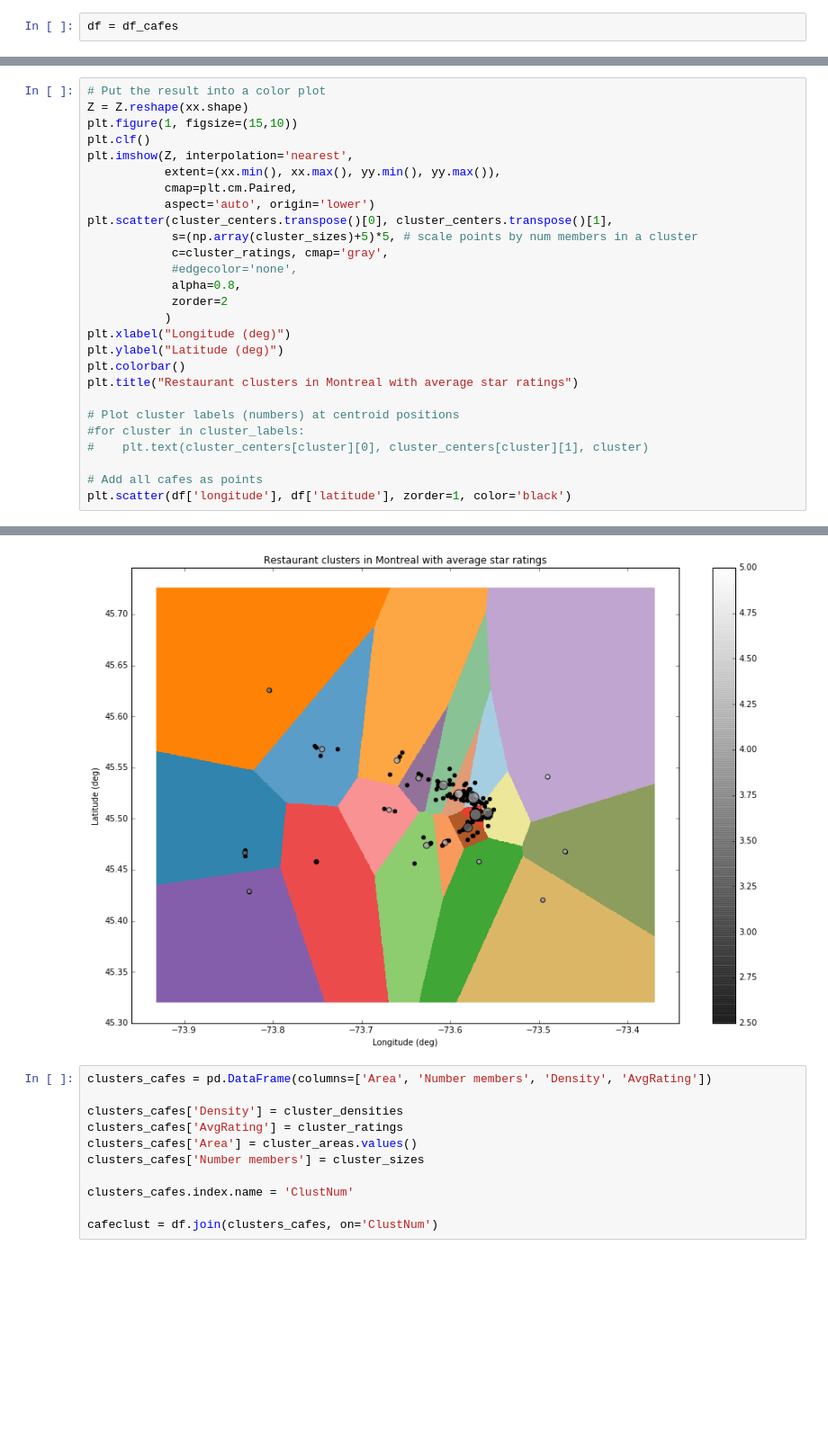
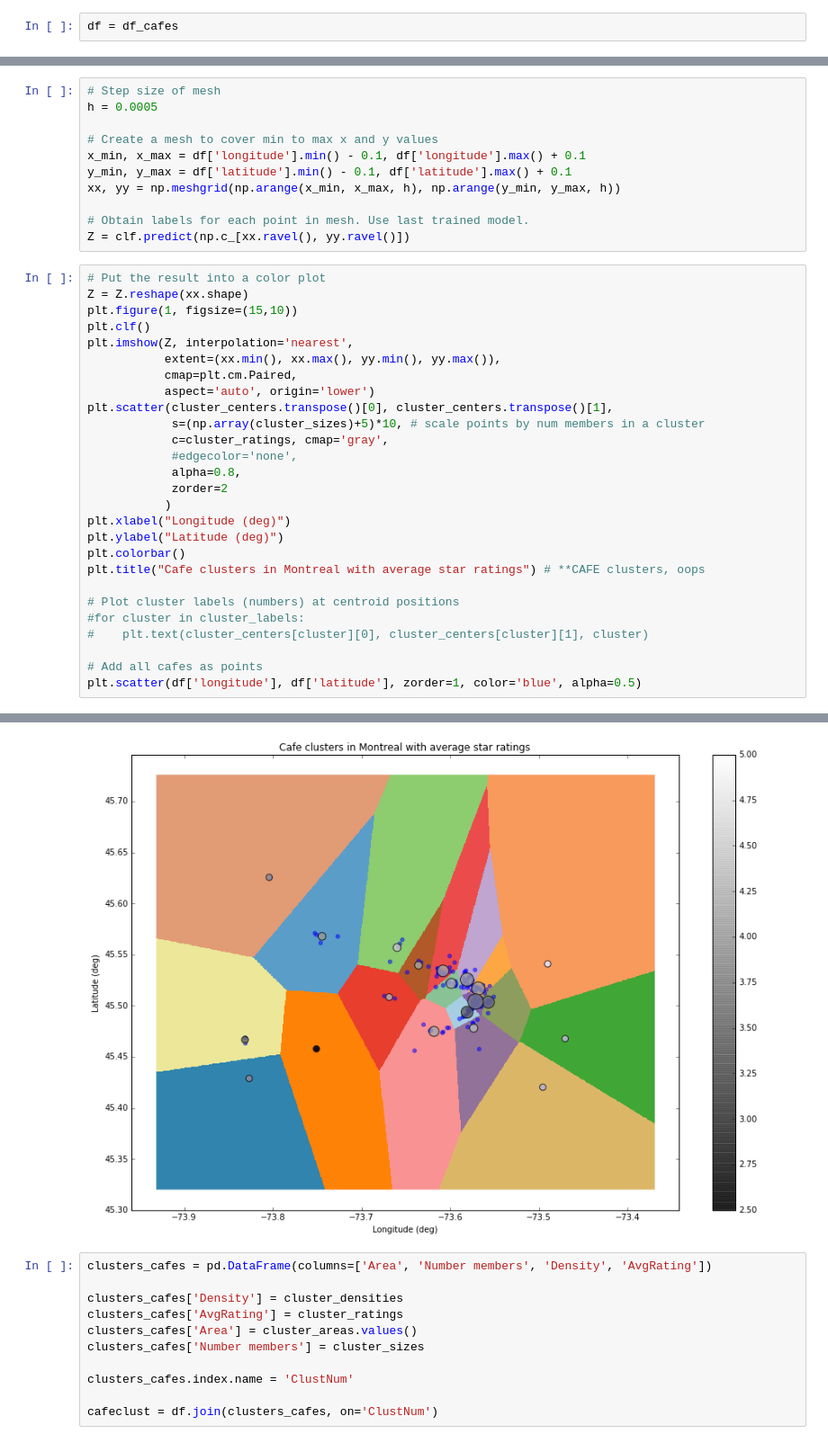
Before and after one commit to plazar/yackathon2016, a Jupyter notebook: BusinessClustering.ipynb, the cells around one changed output, grey strips where cells are left out. Shown: that part at 90% size. Saved outputs shown, nothing was run; the diff lists cells and outputs as text; blank space fills up the shorter version.

Commit message:
Fixed clustering mistake in cafes and resulting csv file

```diff
--- a/BusinessClustering.ipynb
+++ b/BusinessClustering.ipynb
@@ -600,33 +600,44 @@ Name: stars, dtype: float64
+# %%
+# Step size of mesh
+h = 0.0005
+
+# Create a mesh to cover min to max x and y values
+x_min, x_max = df['longitude'].min() - 0.1, df['longitude'].max() + 0.1
+y_min, y_max = df['latitude'].min() - 0.1, df['latitude'].max() + 0.1
+xx, yy = np.meshgrid(np.arange(x_min, x_max, h), np.arange(y_min, y_max, h))
+
+# Obtain labels for each point in mesh. Use last trained model.
+Z = clf.predict(np.c_[xx.ravel(), yy.ravel()])
 # %%
 # Put the result into a color plot
 Z = Z.reshape(xx.shape)
 plt.figure(1, figsize=(15,10))
 plt.clf()
 plt.imshow(Z, interpolation='nearest',
            extent=(xx.min(), xx.max(), yy.min(), yy.max()),
            cmap=plt.cm.Paired,
            aspect='auto', origin='lower')
 plt.scatter(cluster_centers.transpose()[0], cluster_centers.transpose()[1],
-            s=(np.array(cluster_sizes)+5)*5, # scale points by num members in a cluster
+            s=(np.array(cluster_sizes)+5)*10, # scale points by num members in a cluster
             c=cluster_ratings, cmap='gray',
             #edgecolor='none',
             alpha=0.8,
             zorder=2
            )
 plt.xlabel("Longitude (deg)")
 plt.ylabel("Latitude (deg)")
 plt.colorbar()
-plt.title("Restaurant clusters in Montreal with average star ratings")
+plt.title("Cafe clusters in Montreal with average star ratings") # **CAFE clusters, oops
 
 # Plot cluster labels (numbers) at centroid positions
 #for cluster in cluster_labels:
 #    plt.text(cluster_centers[cluster][0], cluster_centers[cluster][1], cluster)
 
 # Add all cafes as points
-plt.scatter(df['longitude'], df['latitude'], zorder=1, color='black')
+plt.scatter(df['longitude'], df['latitude'], zorder=1, color='blue', alpha=0.5)
 # %% [output]
 <matplotlib.collections.PathCollection at 0x...>
-[figure, old version]
+[figure, new version]
 # %%
 clusters_cafes = pd.DataFrame(columns=['Area', 'Number members', 'Density', 'AvgRating'])
 
```
Also changed, not shown: parts of 13 cells of this notebook, 1 other file.
